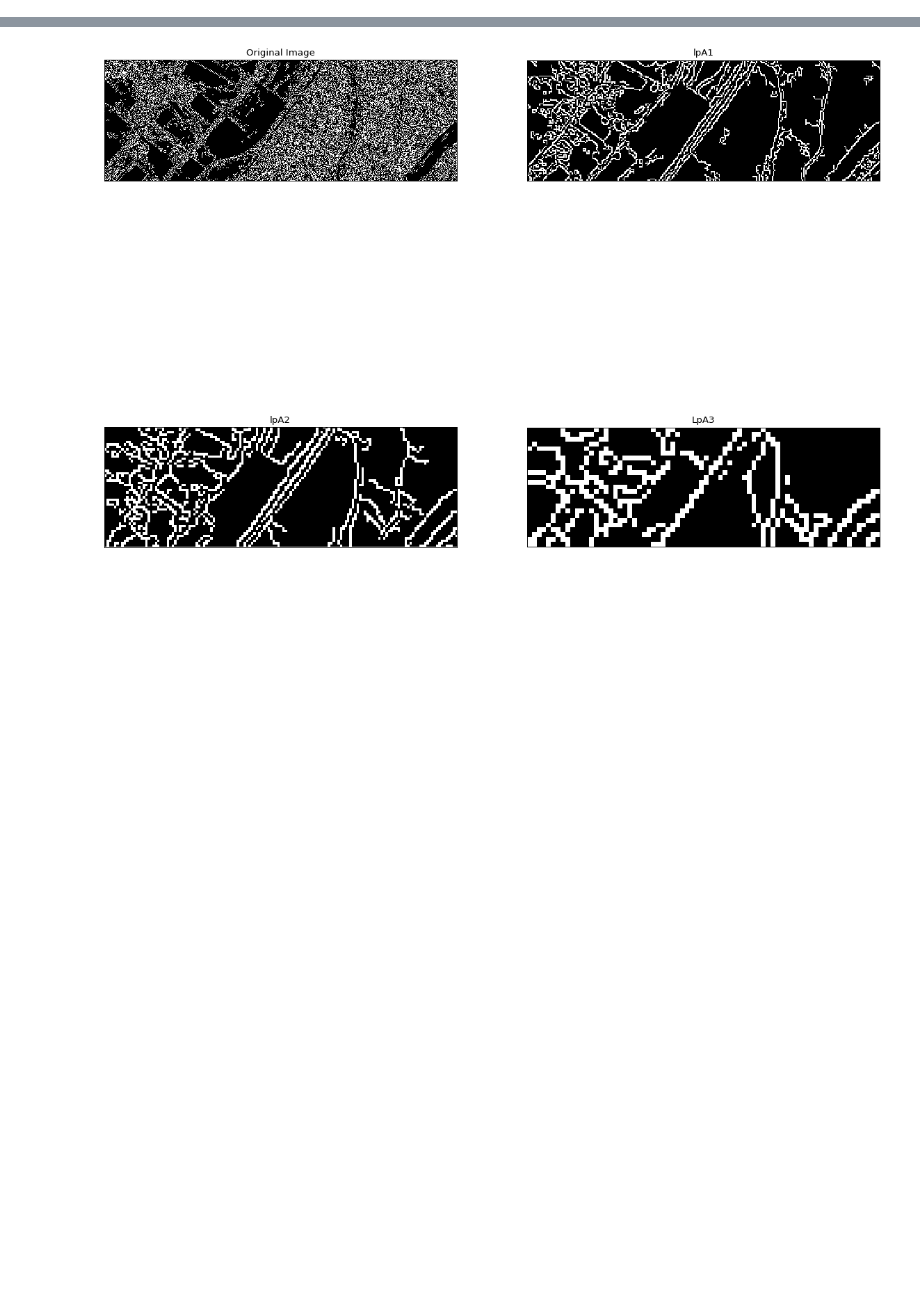
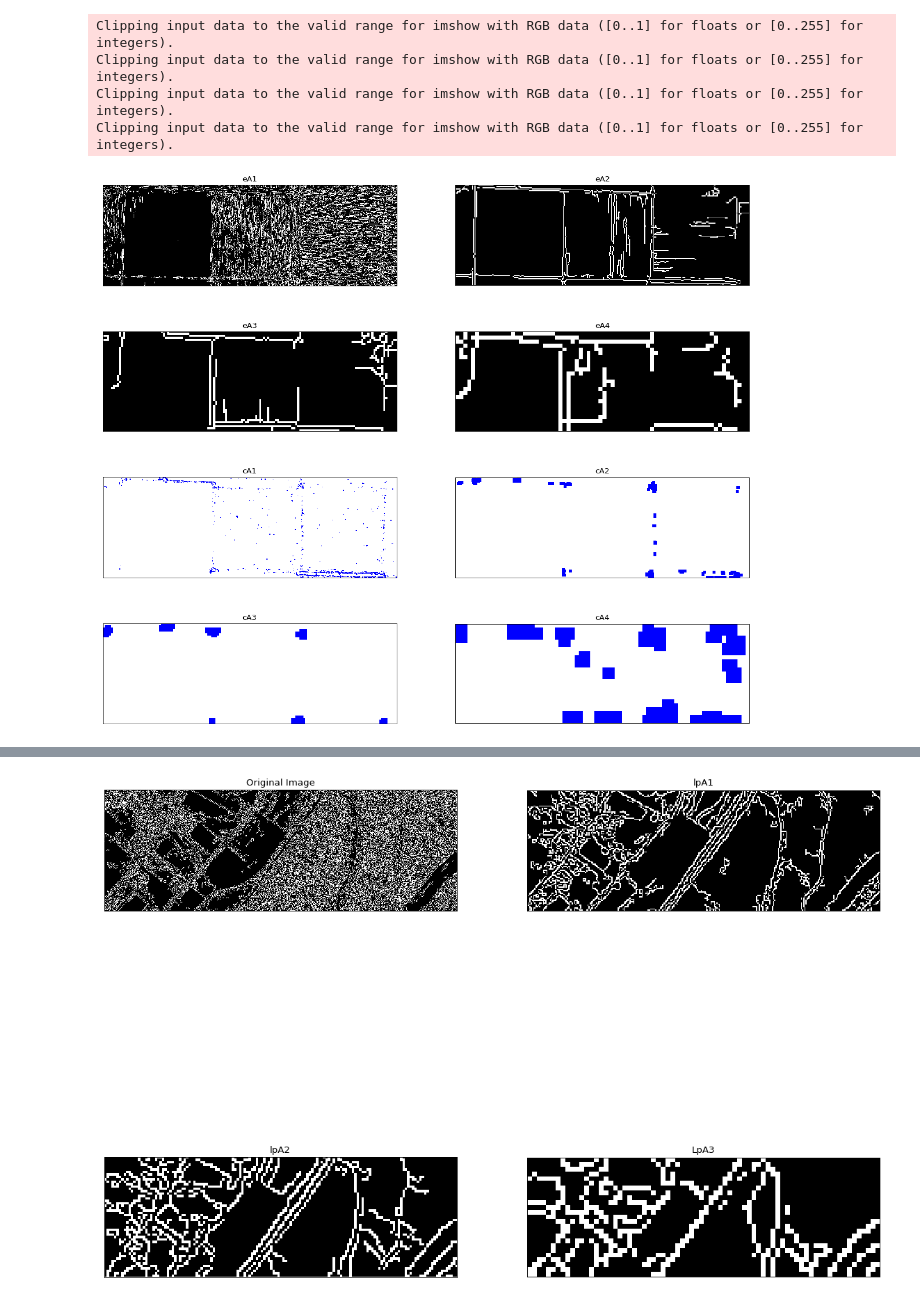
Before and after one commit to nfick/agfield, a Jupyter notebook: hello/FindFieldTest/FindingAField.ipynb, the cells around one changed output, grey strips where cells are left out. Cells and saved outputs as stored; diff of their text form; code cells hidden in the pictures; blank space fills up the shorter version.

```diff
--- a/hello/FindFieldTest/FindingAField.ipynb
+++ b/hello/FindFieldTest/FindingAField.ipynb
@@ -13,3 +319,43 @@ field_lng = -91.54533269271144
+# %%
+G = img2.copy()
+gpA = [G]
+cImg = cv2.cvtColor(G,cv2.COLOR_BGR2GRAY)
+cImg = np.float32(cImg)
+dst = cv2.cornerHarris(cImg,2,1,0.04)
+dst = cv2.dilate(dst,None)
+cImg = cv2.cvtColor(cImg,cv2.COLOR_GRAY2BGR)
+cImg[dst>0.01*dst.max()]=[0,0,255]
+cA2 = [cImg]
+eA2 = [cv2.Canny(G,50,150)]
+for i in range(4):
+    G = cv2.pyrDown(G)
+    gpA.append(G)
+    cImg = cv2.cvtColor(G,cv2.COLOR_BGR2GRAY)
+    cImg = np.float32(cImg)
+    dst = cv2.cornerHarris(cImg,2,1,0.04)
+    dst = cv2.dilate(dst,None)
+    cImg = cv2.cvtColor(cImg,cv2.COLOR_GRAY2BGR)
+    cImg[dst>0.01*dst.max()]=[0,0,255]
+    cA2.append(cImg)
+    eA2.append(cv2.Canny(G,50,150))
+
+plt.figure(figsize=(18, 16), dpi= 80, facecolor='w', edgecolor='k')
+
+titles = ['eA1','eA2','eA3','eA4','cA1','cA2','cA3','cA4']
+images = [eA2[0], eA2[2], eA2[3], eA2[4],cA2[0], cA2[2], cA2[3], cA2[4]]
+
+for i in range(8):
+    plt.subplot(4,2,i+1),plt.imshow(images[i],'gray')
+    plt.title(titles[i])
+    plt.xticks([]),plt.yticks([])
+
+plt.show()
+# %% [output]
+Clipping input data to the valid range for imshow with RGB data ([0..1] for floats or [0..255] for integers).
+Clipping input data to the valid range for imshow with RGB data ([0..1] for floats or [0..255] for integers).
+Clipping input data to the valid range for imshow with RGB data ([0..1] for floats or [0..255] for integers).
+Clipping input data to the valid range for imshow with RGB data ([0..1] for floats or [0..255] for integers).
+[figure, added]
 # %%
 G = img2.copy()
 gpA = [G]
```
Also changed, not shown: parts of 16 cells of this notebook, 2 other files.
